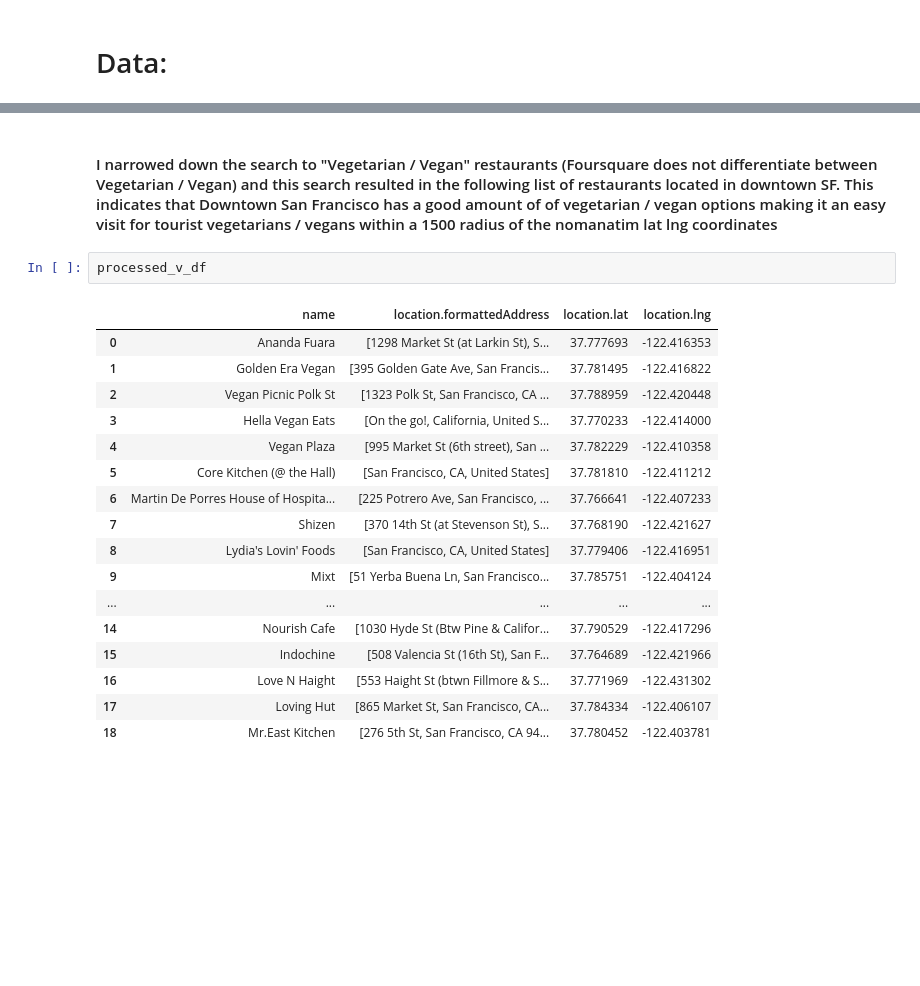
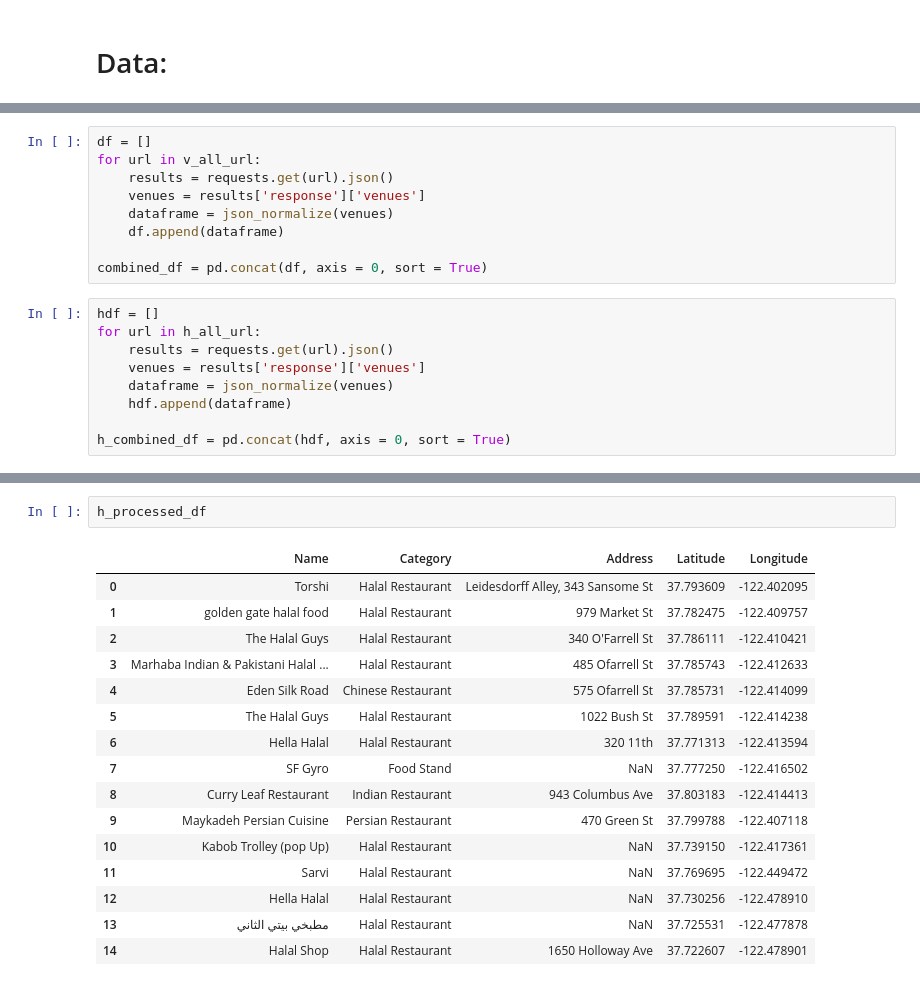
Before and after one commit to edwinleechan/Coursera_Capstone, a Jupyter notebook: Coursera Capstone Project.ipynb, the cells around one changed output, grey strips where cells are left out. Saved outputs shown, nothing was run; the diff lists cells and outputs as text; blank space fills up the shorter version.

```diff
--- a/Coursera Capstone Project.ipynb
+++ b/Coursera Capstone Project.ipynb
@@ -117,0 +118,18 @@ processed_v_df = v_dataframe[['name', 'location.formattedAddress','location.lat'
+# %%
+df = []
+for url in v_all_url:
+    results = requests.get(url).json()
+    venues = results['response']['venues']
+    dataframe = json_normalize(venues)
+    df.append(dataframe)
+
+combined_df = pd.concat(df, axis = 0, sort = True)
+# %%
+hdf = []
+for url in h_all_url:
+    results = requests.get(url).json()
+    venues = results['response']['venues']
+    dataframe = json_normalize(venues)
+    hdf.append(dataframe)
+
+h_combined_df = pd.concat(hdf, axis = 0, sort = True)
@@ -138,22 +205,19 @@ processed_df
-# %% [markdown]
-#### I narrowed down the search to "Vegetarian / Vegan" restaurants (Foursquare does not differentiate between Vegetarian / Vegan) and this search resulted in the following list of restaurants located in downtown SF. This indicates that Downtown San Francisco has a good amount of  of vegetarian / vegan options making it an easy visit for tourist vegetarians / vegans within a 1500 radius of the nomanatim lat lng coordinates
-# %%
-processed_v_df
-# %% [output]
-|  | name | location.formattedAddress | location.lat | location.lng |
-| 0 | Ananda Fuara | [1298 Market St (at Larkin St), S... | 37.777693 | -122.416353 |
-| 1 | Golden Era Vegan | [395 Golden Gate Ave, San Francis... | 37.781495 | -122.416822 |
-| 2 | Vegan Picnic Polk St | [1323 Polk St, San Francisco, CA ... | 37.788959 | -122.420448 |
-| 3 | Hella Vegan Eats | [On the go!, California, United S... | 37.770233 | -122.414000 |
-| 4 | Vegan Plaza | [995 Market St (6th street), San ... | 37.782229 | -122.410358 |
-| 5 | Core Kitchen (@ the Hall) | [San Francisco, CA, United States] | 37.781810 | -122.411212 |
-| 6 | Martin De Porres House of Hospita... | [225 Potrero Ave, San Francisco, ... | 37.766641 | -122.407233 |
-| 7 | Shizen | [370 14th St (at Stevenson St), S... | 37.768190 | -122.421627 |
-| 8 | Lydia's Lovin' Foods | [San Francisco, CA, United States] | 37.779406 | -122.416951 |
-| 9 | Mixt | [51 Yerba Buena Ln, San Francisco... | 37.785751 | -122.404124 |
-| ... | ... | ... | ... | ... |
-| 14 | Nourish Cafe | [1030 Hyde St (Btw Pine & Califor... | 37.790529 | -122.417296 |
-| 15 | Indochine | [508 Valencia St (16th St), San F... | 37.764689 | -122.421966 |
-| 16 | Love N Haight | [553 Haight St (btwn Fillmore & S... | 37.771969 | -122.431302 |
-| 17 | Loving Hut | [865 Market St, San Francisco, CA... | 37.784334 | -122.406107 |
-| 18 | Mr.East Kitchen | [276 5th St, San Francisco, CA 94... | 37.780452 | -122.403781 |
+# %%
+h_processed_df
+# %% [output]
+|  | Name | Category | Address | Latitude | Longitude |
+| 0 | Torshi | Halal Restaurant | Leidesdorff Alley, 343 Sansome St | 37.793609 | -122.402095 |
+| 1 | golden gate halal food | Halal Restaurant | 979 Market St | 37.782475 | -122.409757 |
+| 2 | The Halal Guys | Halal Restaurant | 340 O'Farrell St | 37.786111 | -122.410421 |
+| 3 | Marhaba Indian & Pakistani Halal ... | Halal Restaurant | 485 Ofarrell St | 37.785743 | -122.412633 |
+| 4 | Eden Silk Road | Chinese Restaurant | 575 Ofarrell St | 37.785731 | -122.414099 |
+| 5 | The Halal Guys | Halal Restaurant | 1022 Bush St | 37.789591 | -122.414238 |
+| 6 | Hella Halal | Halal Restaurant | 320 11th | 37.771313 | -122.413594 |
+| 7 | SF Gyro | Food Stand | NaN | 37.777250 | -122.416502 |
+| 8 | Curry Leaf Restaurant | Indian Restaurant | 943 Columbus Ave | 37.803183 | -122.414413 |
+| 9 | Maykadeh Persian Cuisine | Persian Restaurant | 470 Green St | 37.799788 | -122.407118 |
+| 10 | Kabob Trolley (pop Up) | Halal Restaurant | NaN | 37.739150 | -122.417361 |
+| 11 | Sarvi | Halal Restaurant | NaN | 37.769695 | -122.449472 |
+| 12 | Hella Halal | Halal Restaurant | NaN | 37.730256 | -122.478910 |
+| 13 | مطبخي بيتي الثاني | Halal Restaurant | NaN | 37.725531 | -122.477878 |
+| 14 | Halal Shop | Halal Restaurant | 1650 Holloway Ave | 37.722607 | -122.478901 |
```
Also changed, not shown: parts of 51 cells of this notebook.
